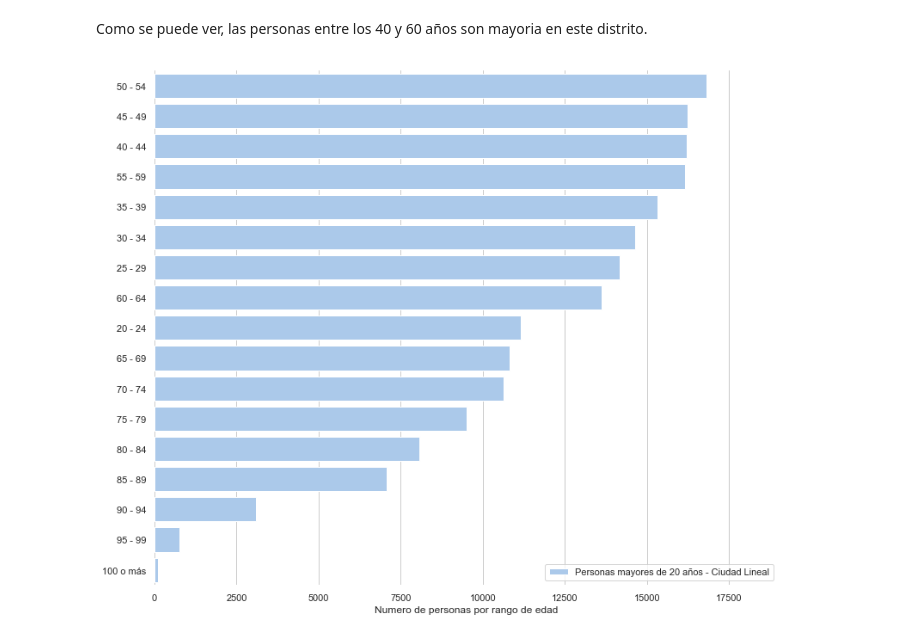
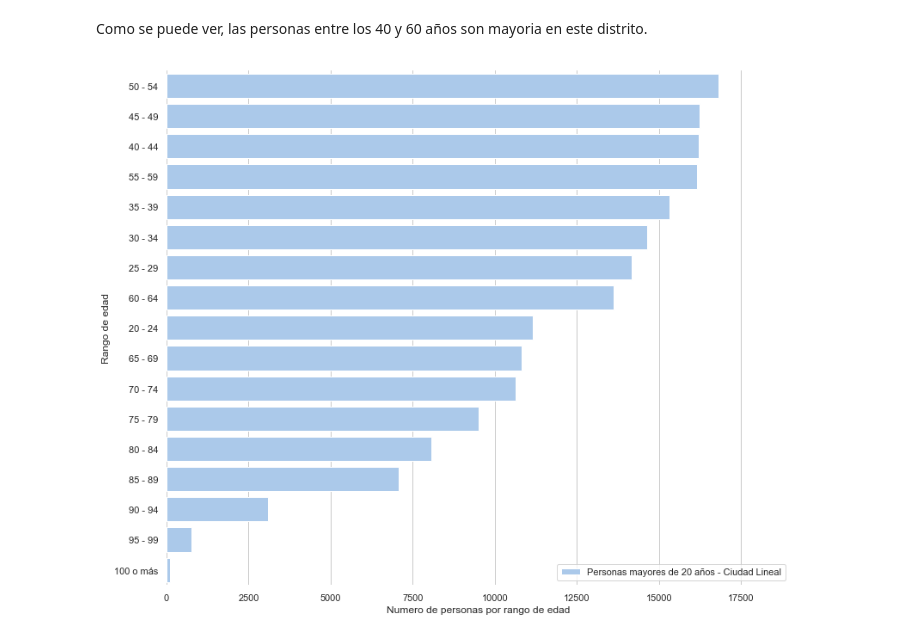
Before and after one commit to InmaLatorre/G3_ProyectoPython, a Jupyter notebook: MAIN.ipynb, the cells around one changed output. Cells and saved outputs as stored; diff of their text form; code cells hidden in the pictures.

```diff
--- a/MAIN.ipynb
+++ b/MAIN.ipynb
@@ -445,16 +436,16 @@ Como se puede ver, las personas entre los 40 y 60 años son mayoria en este dist
 # %%
 # Se grafica el resultado
 
 sns.set(style="whitegrid")
 sns.set_color_codes("pastel")
 f, ax = plt.subplots(figsize=(13, 11))
 q = sns.barplot(y="Edad" , x="Total", data=tabla_habilitados_para_votar.sort_values('Total', ascending=False),
             label="Personas mayores de 20 años - Ciudad Lineal", color="b")
 
 # Add a legend and informative axis label
 ax.legend(ncol=2, loc="lower right", frameon=True)
-ax.set(xlim=(0, 19000), ylabel="",
+ax.set(xlim=(0, 19000), ylabel="Rango de edad",
        xlabel="Numero de personas por rango de edad")
 sns.despine(left=True, bottom=True)
 # %% [output]
-[figure, old version]
+[figure, new version]
```
Also changed, not shown: parts of 10 cells of this notebook.
